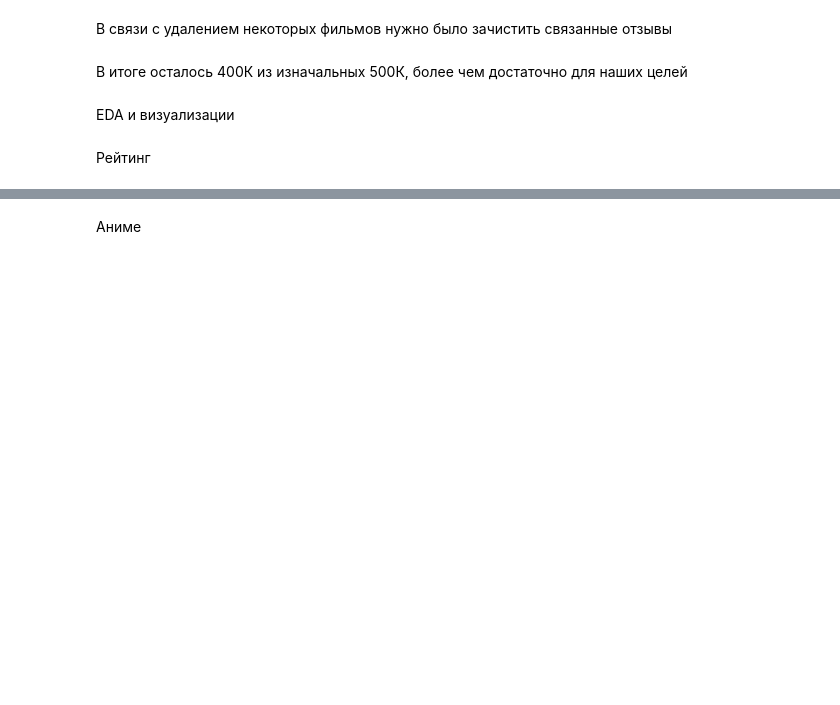
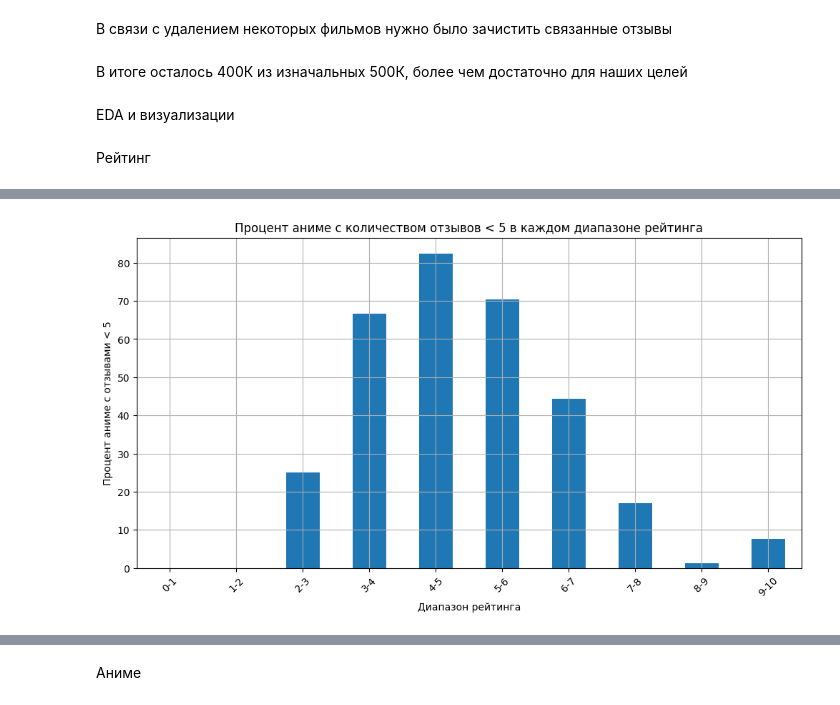
Before and after one commit to DJustProgrammeR/DataAnalasys, a Jupyter notebook: lab2/lab2.ipynb, the cells around one changed output, grey strips where cells are left out. Cells and saved outputs as stored; diff of their text form; code cells hidden in the pictures; blank space fills up the shorter version.

```diff
--- a/lab2/lab2.ipynb
+++ b/lab2/lab2.ipynb
@@ -180,0 +179,29 @@ plt.show()
+# %%
+reviews_count = ratings_df['Anime_ID'].value_counts().reset_index()
+reviews_count.columns = ['anime_id', 'review_count']
+
+anime_with_reviews = pd.merge(anime_df, reviews_count, left_on='anime_ids', right_on='anime_id', how='left')
+anime_with_reviews['review_count'] = anime_with_reviews['review_count'].fillna(0)
+
+bins = [0, 1, 2, 3, 4, 5, 6, 7, 8, 9, 10]
+labels = ['0-1', '1-2', '2-3', '3-4', '4-5', '5-6', '6-7', '7-8', '8-9', '9-10']
+anime_with_reviews['rating_bin'] = pd.cut(anime_with_reviews['rating'], bins=bins, labels=labels, include_lowest=True)
+# %%
+low_reviews_anime = anime_with_reviews[anime_with_reviews['review_count'] < 5]
+
+total_in_bin = anime_with_reviews['rating_bin'].value_counts().sort_index()
+low_reviews_in_bin = low_reviews_anime['rating_bin'].value_counts().sort_index()
+
+percentage_low_reviews = (low_reviews_in_bin / total_in_bin) * 100
+percentage_low_reviews = percentage_low_reviews.fillna(0)
+# %%
+plt.figure(figsize=(12, 6))
+percentage_low_reviews.plot(kind='bar')
+plt.title('Процент аниме с количеством отзывов < 5 в каждом диапазоне рейтинга')
+plt.xlabel('Диапазон рейтинга')
+plt.ylabel('Процент аниме с отзывами < 5')
+plt.xticks(rotation=45)
+plt.grid(True)
+plt.show()
+# %% [output]
+[figure, added]
```
Also changed, not shown: parts of 46 cells of this notebook, 6 other files.
